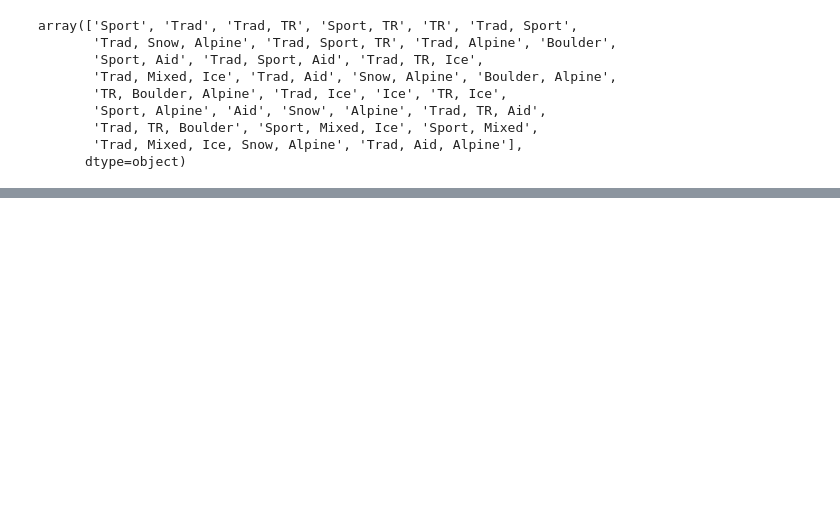
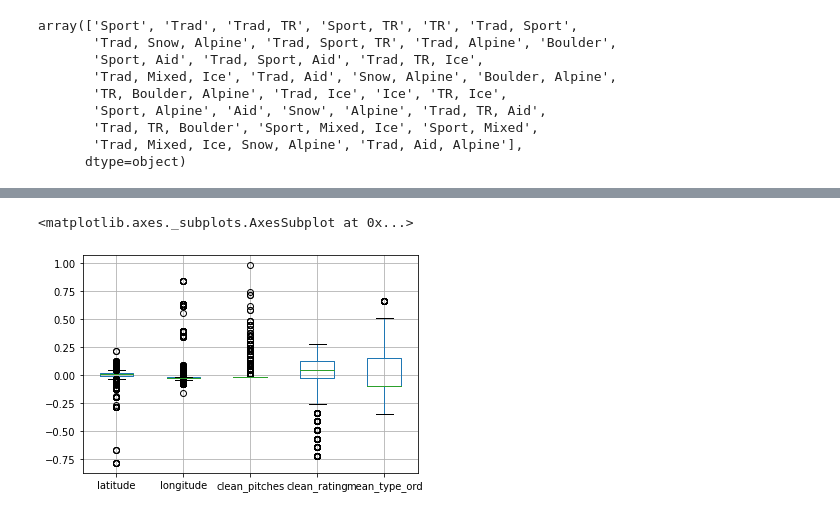
Before and after one commit to kylinmb/MountainProjectRecommender, a Jupyter notebook: routes.ipynb, the cells around one changed output, grey strips where cells are left out. Drawn from its saved outputs; the diff is of its cells as text; code cells hidden in the pictures; blank space fills up the shorter version.

```diff
--- a/routes.ipynb
+++ b/routes.ipynb
@@ -181,0 +212,5 @@ rating_frame
+# %%
+low_user_data_idx = low_user_data.set_index('user_id')
+low_route_data = low_user_data_idx.T
+low_route_data.index.name = 'route_id'
+low_route_data.head()
@@ -181,0 +226,6 @@ rating_frame
+# %%
+number_cols = ['id','latitude','longitude','clean_pitches','clean_rating','mean_type_ord']
+route_feats = rf[number_cols]
+route_feats = route_feats.set_index('id')
+route_feats.index.name = 'route_id'
+route_feats.head()
@@ -181,0 +240,6 @@ rating_frame
+# %%
+low_route_data['route_id'] = low_route_data.index.astype(int)
+route_feats['route_id'] = route_feats.index.astype(int)
+
+users_and_feats = low_route_data.merge(route_feats)
+users_and_feats = users_and_feats.set_index('id')
@@ -181,0 +259,8 @@ rating_frame
+# %%
+nomred_users_and_feats = users_and_feats.astype(float).apply(
+    lambda s: (s - s.mean())/(s.max()-s.min()+10e-10))
+# %%
+nomred_users_and_feats[route_feats.columns[:-1]].boxplot()
+# %% [output]
+<matplotlib.axes._subplots.AxesSubplot at 0x...>
+[figure, added]
```
Also changed, not shown: parts of 39 cells of this notebook, 31 other files.
